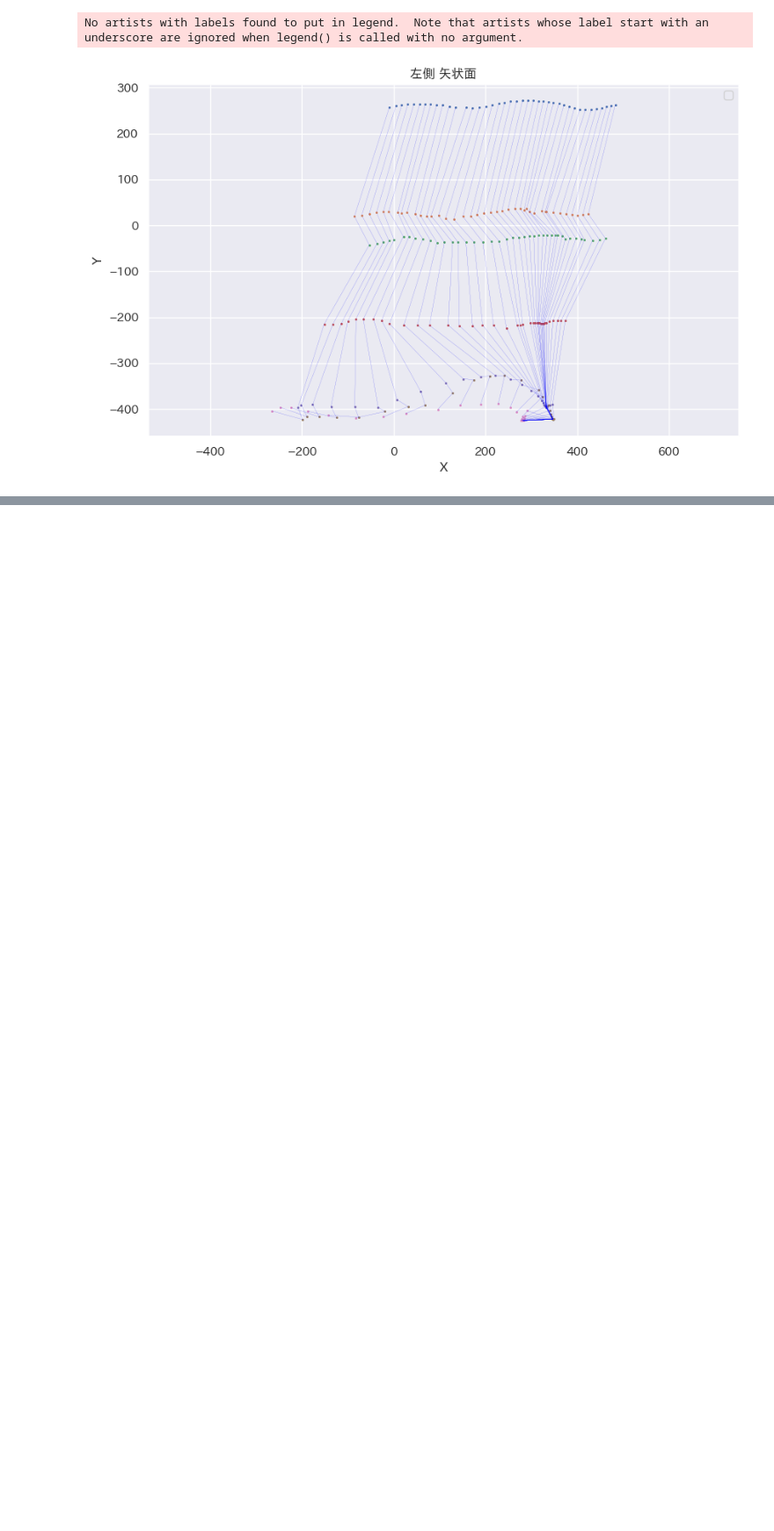
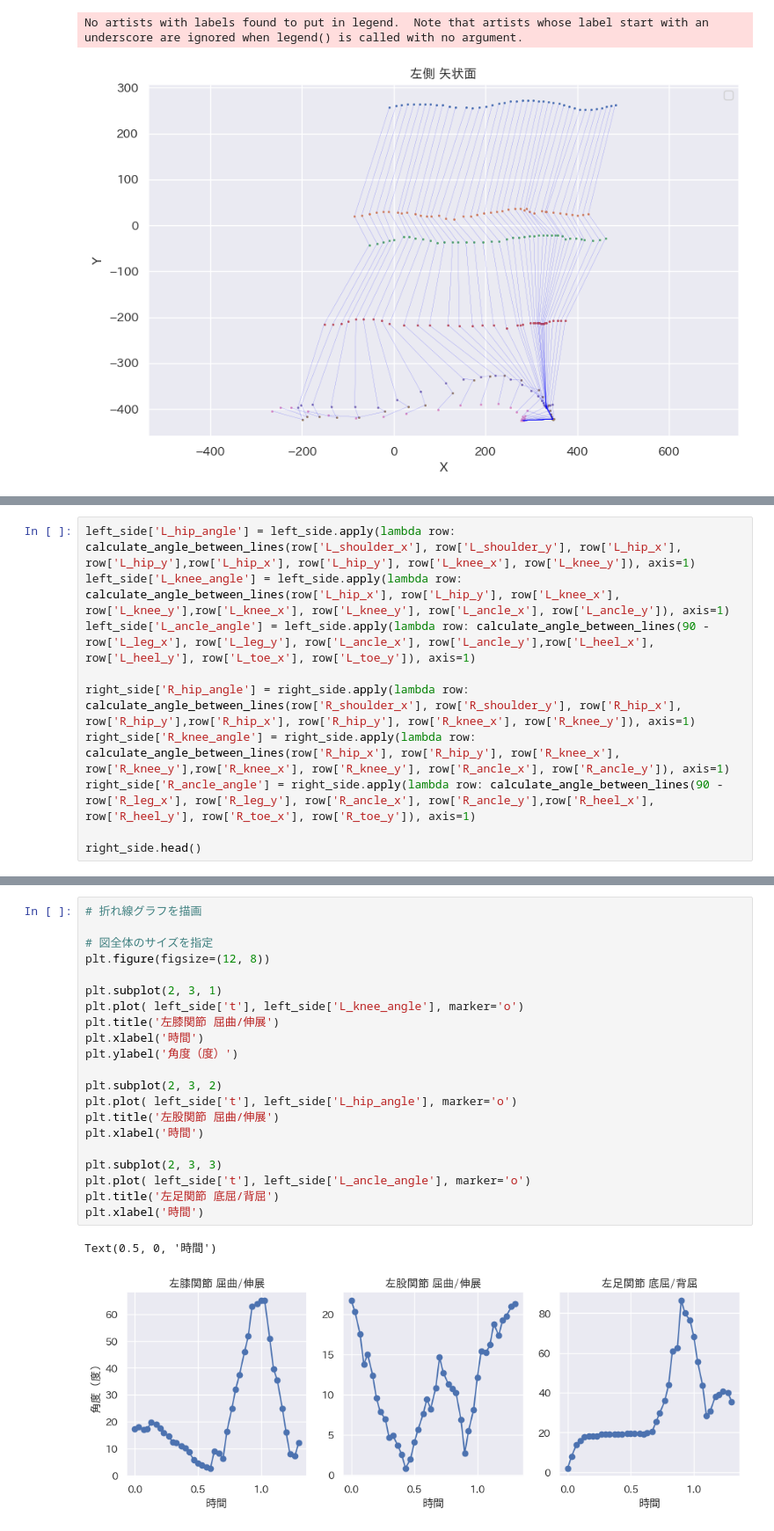
Before and after one commit to naitoyuma7110/walkAnalysis, a Jupyter notebook: analys.ipynb, the cells around one changed output, grey strips where cells are left out. Shown at 88% size. Saved outputs shown, nothing was run; the diff lists cells and outputs as text; blank space fills up the shorter version.

```diff
--- a/analys.ipynb
+++ b/analys.ipynb
@@ -217,0 +235,10 @@ No artists with labels found to put in legend.  Note that artists whose label st
+# %%
+left_side['L_hip_angle'] = left_side.apply(lambda row: calculate_angle_between_lines(row['L_shoulder_x'], row['L_shoulder_y'], row['L_hip_x'], row['L_hip_y'],row['L_hip_x'], row['L_hip_y'], row['L_knee_x'], row['L_knee_y']), axis=1)
+left_side['L_knee_angle'] = left_side.apply(lambda row: calculate_angle_between_lines(row['L_hip_x'], row['L_hip_y'], row['L_knee_x'], row['L_knee_y'],row['L_knee_x'], row['L_knee_y'], row['L_ancle_x'], row['L_ancle_y']), axis=1)
+left_side['L_ancle_angle'] = left_side.apply(lambda row: calculate_angle_between_lines(90 - row['L_leg_x'], row['L_leg_y'], row['L_ancle_x'], row['L_ancle_y'],row['L_heel_x'], row['L_heel_y'], row['L_toe_x'], row['L_toe_y']), axis=1)
+
+right_side['R_hip_angle'] = right_side.apply(lambda row: calculate_angle_between_lines(row['R_shoulder_x'], row['R_shoulder_y'], row['R_hip_x'], row['R_hip_y'],row['R_hip_x'], row['R_hip_y'], row['R_knee_x'], row['R_knee_y']), axis=1)
+right_side['R_knee_angle'] = right_side.apply(lambda row: calculate_angle_between_lines(row['R_hip_x'], row['R_hip_y'], row['R_knee_x'], row['R_knee_y'],row['R_knee_x'], row['R_knee_y'], row['R_ancle_x'], row['R_ancle_y']), axis=1)
+right_side['R_ancle_angle'] = right_side.apply(lambda row: calculate_angle_between_lines(90 - row['R_leg_x'], row['R_leg_y'], row['R_ancle_x'], row['R_ancle_y'],row['R_heel_x'], row['R_heel_y'], row['R_toe_x'], row['R_toe_y']), axis=1)
+
+right_side.head()
@@ -217,0 +252,24 @@ No artists with labels found to put in legend.  Note that artists whose label st
+# %%
+# 折れ線グラフを描画
+
+# 図全体のサイズを指定
+plt.figure(figsize=(12, 8))
+
+plt.subplot(2, 3, 1)
+plt.plot( left_side['t'], left_side['L_knee_angle'], marker='o')
+plt.title('左膝関節 屈曲/伸展')
+plt.xlabel('時間')
+plt.ylabel('角度（度）')
+
+plt.subplot(2, 3, 2)
+plt.plot( left_side['t'], left_side['L_hip_angle'], marker='o')
+plt.title('左股関節 屈曲/伸展')
+plt.xlabel('時間')
+
+plt.subplot(2, 3, 3)
+plt.plot( left_side['t'], left_side['L_ancle_angle'], marker='o')
+plt.title('左足関節 底屈/背屈')
+plt.xlabel('時間')
+# %% [output]
+Text(0.5, 0, '時間')
+[figure, added]
```
Also changed, not shown: parts of 12 cells of this notebook.
